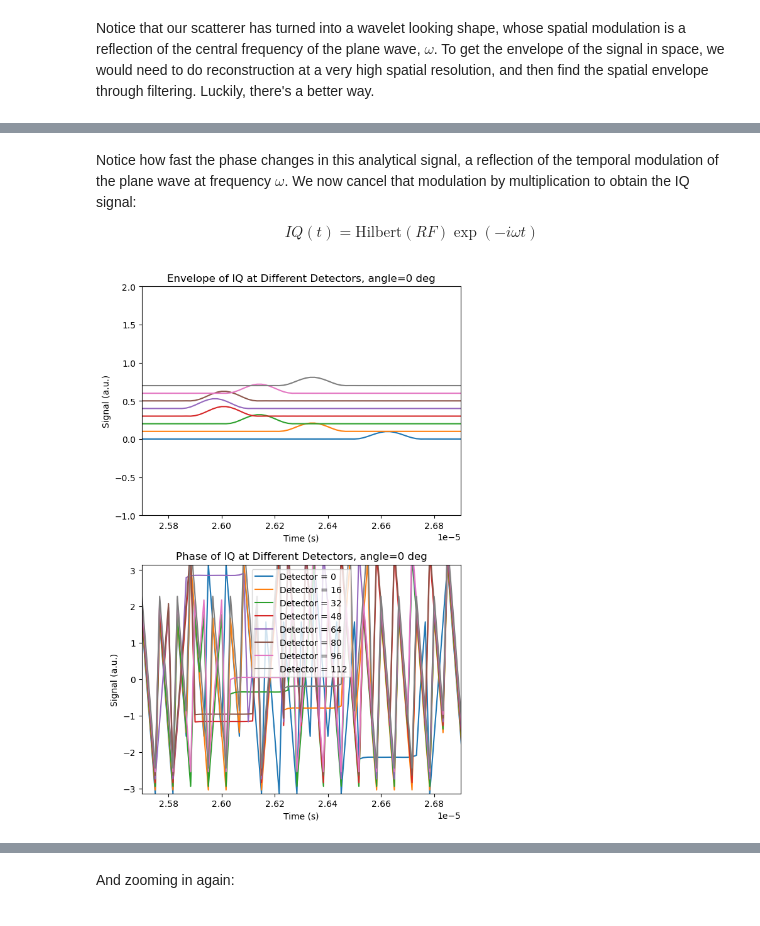
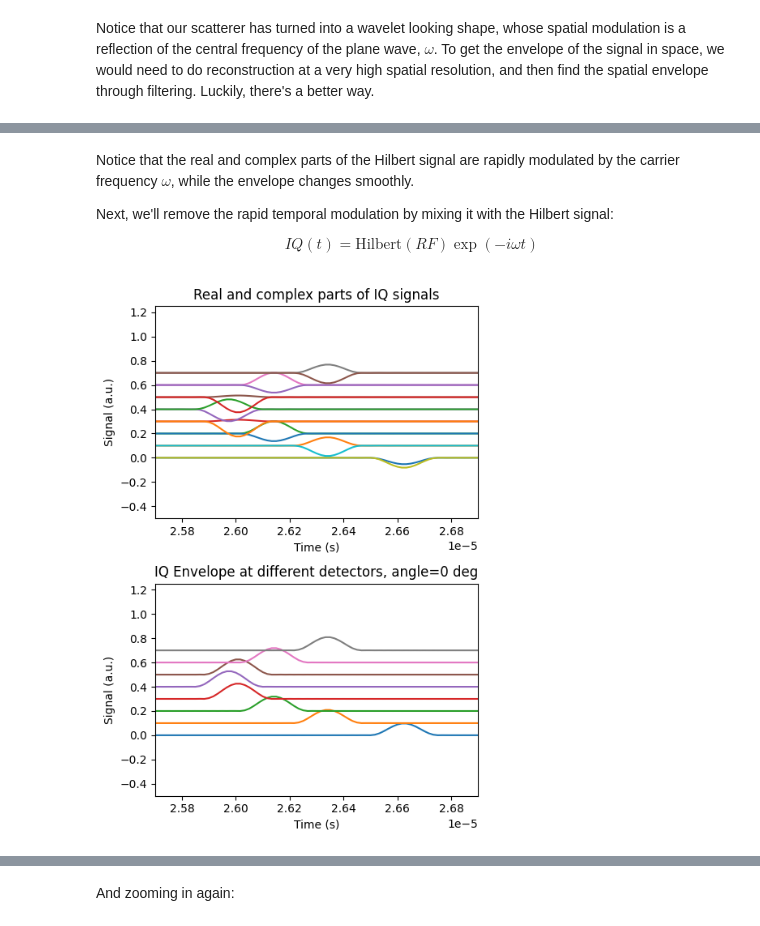
Before and after one commit to patrickmineault/fus, a Jupyter notebook: 02 - Structural Reconstruction.ipynb, the cells around one changed output, grey strips where cells are left out. Saved outputs shown, nothing was run; the diff lists cells and outputs as text; code cells hidden in the pictures.

```diff
--- a/02 - Structural Reconstruction.ipynb
+++ b/02 - Structural Reconstruction.ipynb
@@ -445,32 +443,33 @@ plt.tight_layout()
 # %% [markdown]
-Notice how fast the phase changes in this analytical signal, a reflection of the temporal modulation of the plane wave at frequency $\omega$. We now cancel that modulation by multiplication to obtain the IQ signal:
+Notice that the real and complex parts of the Hilbert signal are rapidly modulated by the carrier frequency $\omega$, while the envelope changes smoothly.
+
+Next, we'll remove the rapid temporal modulation by mixing it with the Hilbert signal:
 
 $$IQ(t) = \text{Hilbert}(RF) \exp(-i\omega t)$$
 # %%
-iq_signal = scipy.signal.hilbert(real_signals, axis=-1) * np.exp(-1j * omega * times[None, None, :])
-envelope_signals = abs(iq_signal)
-phase_signals = np.angle(iq_signal)
+analytical_signals = scipy.signal.hilbert(real_signals, axis=-1)
+iq_signals = analytical_signals * np.exp(-1j * omega * times[None, None, :])
+envelope_signals = abs(iq_signals)
 
 x_rg = (2.57E-5, 2.69E-5)
-plt.figure(figsize=(6, 9))
+plt.figure(figsize=(5, 7))
 plt.subplot(2, 1, 1)
+plt.plot(times, iq_signals[4, ::16, :].T.real + np.arange(8)[None, :] * .1)
+plt.plot(times, iq_signals[4, ::16, :].T.imag + np.arange(8)[None, :] * .1)
+plt.xlabel('Time (s)')
+plt.ylabel('Signal (a.u.)')
+plt.title('Real and complex parts of IQ signals')
+plt.xlim(x_rg)
+plt.ylim(-.5, 1.25)
+
+plt.subplot(2, 1, 2)
 plt.plot(times, envelope_signals[4, ::16, :].T + np.arange(8)[None, :] * .1)
 plt.xlabel('Time (s)')
-#plt.legend([f'Detector = {i}' for i in np.arange(0, 128, 16)])
 plt.ylabel('Signal (a.u.)')
-plt.title('Envelope of IQ at Different Detectors, angle=0 deg')
+plt.title('IQ Envelope at different detectors, angle=0 deg')
 plt.xlim(x_rg)
-plt.ylim(-1, 2)
-
-plt.subplot(2, 1, 2)
-plt.plot(times, phase_signals[4, ::16, :].T + np.arange(8)[None, :] * .1)
-plt.xlabel('Time (s)')
-plt.legend([f'Detector = {i}' for i in np.arange(0, 128, 16)])
-plt.ylabel('Signal (a.u.)')
-plt.title('Phase of IQ at Different Detectors, angle=0 deg')
-plt.xlim(x_rg)
-plt.ylim(-np.pi, np.pi)
+plt.ylim(-.5, 1.25)
 plt.tight_layout()
 # %% [output]
-[figure, old version]
+[figure, new version]
 # %% [markdown]
```
Also changed, not shown: parts of 14 cells of this notebook.
